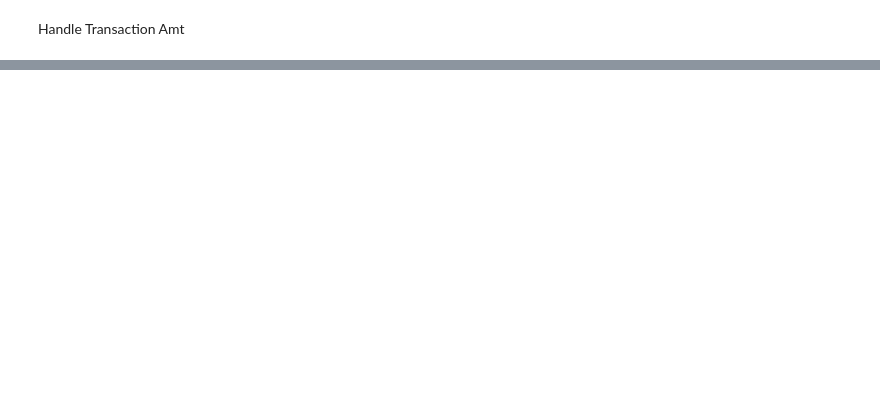
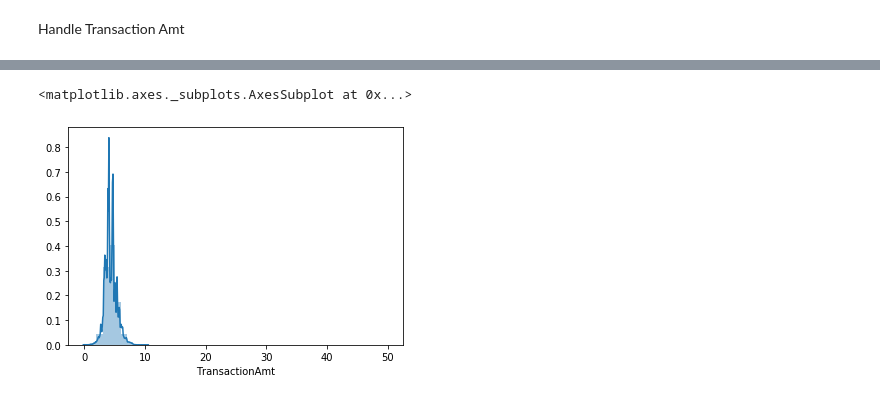
Before and after one commit to jasonliu2050/transiction_fraud, a Jupyter notebook: yifan/TransactionAmt.ipynb, the cells around one changed output, grey strips where cells are left out. Drawn from its saved outputs; the diff is of its cells as text; code cells hidden in the pictures; blank space fills up the shorter version.

```diff
--- a/yifan/TransactionAmt.ipynb
+++ b/yifan/TransactionAmt.ipynb
@@ -63,0 +51,8 @@ get_rid_of_outlier(train_txn, TransactionAmt )
+# %%
+#Add a new feature in the dataframe and plot it to check
+N12 = np.log(g)# this is the new feature
+filtere = N12[(N12 >= 0) & (N12 < 50)]
+sns.distplot(filtere, kde=True, hist=True, hist_kws={"range": [0,50]})
+# %% [output]
+<matplotlib.axes._subplots.AxesSubplot at 0x...>
+[figure, added]
```
Also changed, not shown: parts of 14 cells of this notebook.
